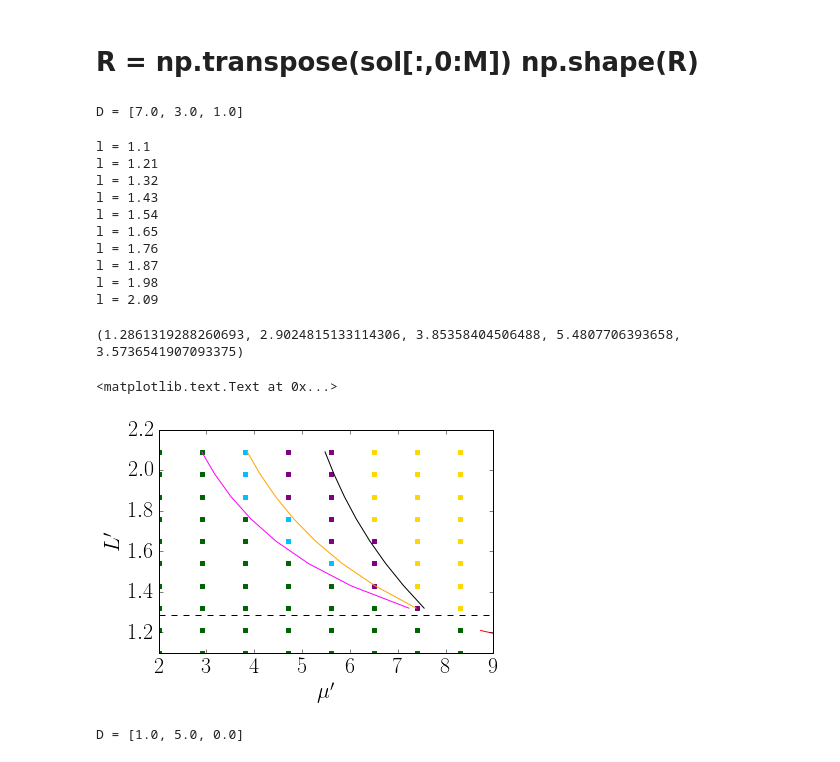
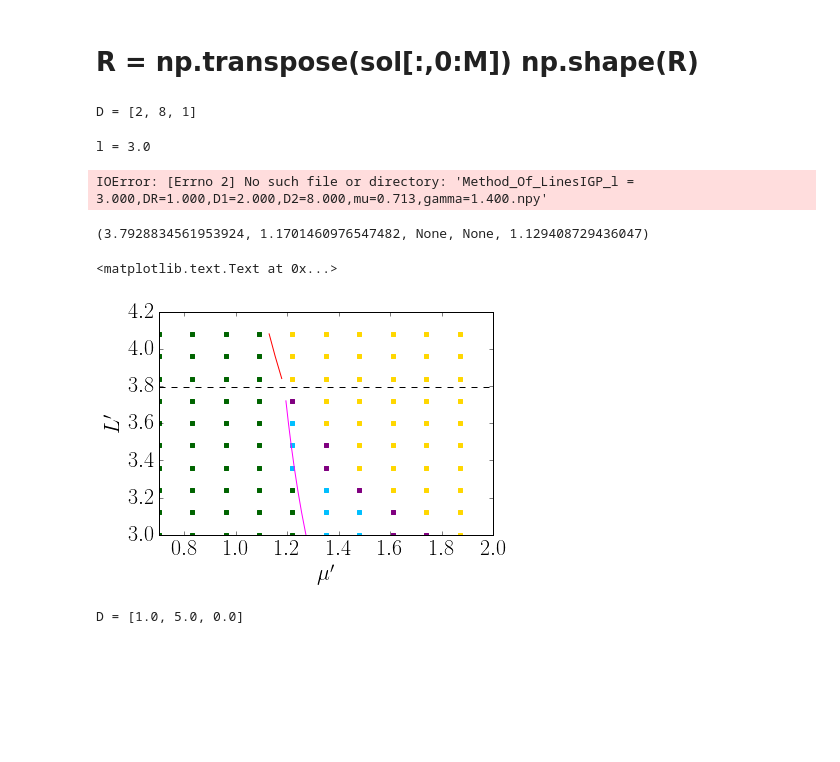
Before and after one commit to reand705/IGP, a Jupyter notebook: Method_Of_LinesIGP_MAX.ipynb, the cells around one changed output. Cells and saved outputs as stored; diff of their text form; code cells hidden in the pictures; blank space fills up the shorter version.

```diff
--- a/Method_Of_LinesIGP_MAX.ipynb
+++ b/Method_Of_LinesIGP_MAX.ipynb
@@ -24,7 +24,7 @@ Already using adimensionlization
 #Discretização
 M = 101 #espaço
 N = 4000 #tempo
-Tmax = 400.0
+Tmax = 1000.0
 # %%
 # -------------------- Funcional Response - IGP
 
@@ -381,12 +387,12 @@ plt.axis([0,140,0,20])
 #L' = sqrt(m1)*(L/pi)
 Nl = 10 #Número de pontos de L
 Nmu = 10 #Número de pontos de MU
-L = [1.1 + 0.11*j for j in range(0,Nl)]
-MU = [2.0 + 0.9*i for i in range(0,Nmu)]
+L = [3 + 0.12*j for j in range(0,Nl)]
+MU = [0.7 + 0.13*i for i in range(0,Nmu)]
 t = np.linspace(0,Tmax,N)
-m1 = 0.95
-m2 = 1.05
-gamma = 0.5
+m1 = 1.05
+m2 = 0.95
+gamma = 1.4
 alpha = 0.9
 beta = 0.9
 
@@ -394,7 +400,7 @@ beta = 0.9
 R0,C10,C20 = init(M)
 y0 = np.r_[R0,C10,C20]
 
-D = [[7.0,3.0,1.0]]
+D = [[2,8,1]]
 for d in D:
     print("D = " + str(d))
     D1,D2,DR = d[0],d[1],d[2]
@@ -408,25 +414,21 @@ for d in D:
             np.save('Method_Of_LinesIGP_l = %.3f,DR=%.3f,D1=%.3f,D2=%.3f,mu=%.3f,gamma=%.3f'
                     % (l,DR,D1,D2,mu,gamma),sol)
 # %% [output]
-D = [7.0, 3.0, 1.0]
+D = [2, 8, 1]
 # %%
 #faz o gráfico L x mu
 #Parte 1) Leia os dados, pegue as populações do Centro do Patch no instante final
-Nl = 10 #Número de pontos de L
-Nmu = 10 #Número de pontos de MU
+Nl = 100 #Número de pontos de L
+Nmu = 100 #Número de pontos de MU
 
 #Olhe no relatorio um bom range de parametros!
 
-L = [1.1 + 0.11*j for j in range(0,Nl)]
-MU = [2.0 + 0.9*i for i in range(0,Nmu)]
-
-
-#L = [3.0 + 0.12*j for j in range(0,Nl)] gamma > 1
-#MU = [0.7 + 0.13*i for i in range(0,Nmu)]
+L = [3 + 0.12*j for j in range(0,Nl)]
+MU = [0.7 + 0.13*i for i in range(0,Nmu)]
 t = np.linspace(0,Tmax,N)
-m1 = 0.95
-m2 = 1.05
-gamma = 0.5
+m1 = 1.05
+m2 = 0.95
+gamma = 1.4
 alpha = 0.9
 beta = 0.9
 Rfinal = np.zeros((Nl,Nmu))
@@ -434,8 +436,8 @@ C1final = np.zeros((Nl,Nmu))
 C2final = np.zeros((Nl,Nmu))
 
 #escolha os Ds
-D1 = 7.0
-D2 = 3.0
+D1 = 2.0
+D2 = 8.0
 DR = 1.0
 
 for i in range (0,Nl):
@@ -450,23 +452,15 @@ for i in range (0,Nl):
         C1final[i,j] = np.max(C1[:,-100],axis=0)
         C2final[i,j] = np.max(C2[:,-100],axis=0)
 # %% [output]
-l = 1.1
-l = 1.21
-l = 1.32
-l = 1.43
-l = 1.54
-l = 1.65
-l = 1.76
-l = 1.87
-l = 1.98
-l = 2.09
+l = 3.0
+IOError: [Errno 2] No such file or directory: 'Method_Of_LinesIGP_l = 3.000,DR=1.000,D1=2.000,D2=8.000,mu=0.713,gamma=1.400.npy'
 # %%
 #faz o gráfico L x mu
 #Parte 2) Verifique onde as populações sobrevivem e plote!
-epsilon = 10E-8
+epsilon = 10E-6
 #L = [1.0 + 0.12*j for j in range(0,Nl)] gamma < 1
-L = [1.1 + 0.11*j for j in range(0,Nl)]
-MU = [2.0 + 0.9*i for i in range(0,Nmu)]
+L = [3 + 0.12*j for j in range(0,Nl)]
+MU = [0.7 + 0.13*i for i in range(0,Nmu)]
 MU1 = np.zeros(Nl)
 MU2 = np.zeros(Nl)
 MU3 = np.zeros(Nl)
@@ -516,36 +510,36 @@ elif gamma > 1 and (D2/m2 - D1*gamma/m1)*1/(gamma - 1) > 0: #Coexistência se L
     plt.plot(MU1[0:len(newL)],newL,color = 'magenta')
     plt.plot(MU2[0:len(newL)],newL,color = 'orange')
     plt.plot(MU3[0:len(newL)],newL,color = 'black')
     plt.plot(MU4[len(newL):],L[len(newL):],color = 'red')
 
 elif gamma > 1:
     plt.plot(MU4,L,color = 'red')
 
 #Lc
 
 plt.axhline(y=Lc(), color='black', linestyle='--')
 
 
 '''
 d_1 = D1/(Lc()**2)
 d_2 = D2/(Lc()**2)
 d_r = DR/(Lc()**2)
 plt.axvline(x=mu_4(), color='black', linestyle='--')
 '''
 
 
 
 print (Lc(),mu_1(),mu_2(),mu_3(),mu_4())
 
-plt.axis([2,9,1.1,2.2]) #Lembrar: gamma = 0.5 -> L [0.8,2.0] mu [0,25]. gamma = 1.5 -> L [1.5,2.7] mu [0,12.5]
+plt.axis([0.7,2,3,4.2]) #Lembrar: gamma = 0.5 -> L [0.8,2.0] mu [0,25]. gamma = 1.5 -> L [1.5,2.7] mu [0,12.5]
 plt.xlabel(r"$\mu'$")
 plt.ylabel(r"$L'$")
 #plt.title(r"$D_R = %.0f,D_1 = %.0f,D_2 = %.0f,\gamma = %.1f$" %(DR, D1, D2, gamma))
 #plt.savefig("Plots/g%dD1%dDR%d.png" %(gamma*10,D1,DR))
 # %% [output]
-(1.2861319288260693, 2.9024815133114306, 3.85358404506488, 5.4807706393658, 3.5736541907093375)
+(3.7928834561953924, 1.1701460976547482, None, None, 1.129408729436047)
 <matplotlib.text.Text at 0x...>
-[figure, old version]
+[figure, new version]
 # %%
 #Oscilações x L
 #Gera os dados para fazer o gráfico L x mu
```
Also changed, not shown: parts of 7 cells of this notebook.
